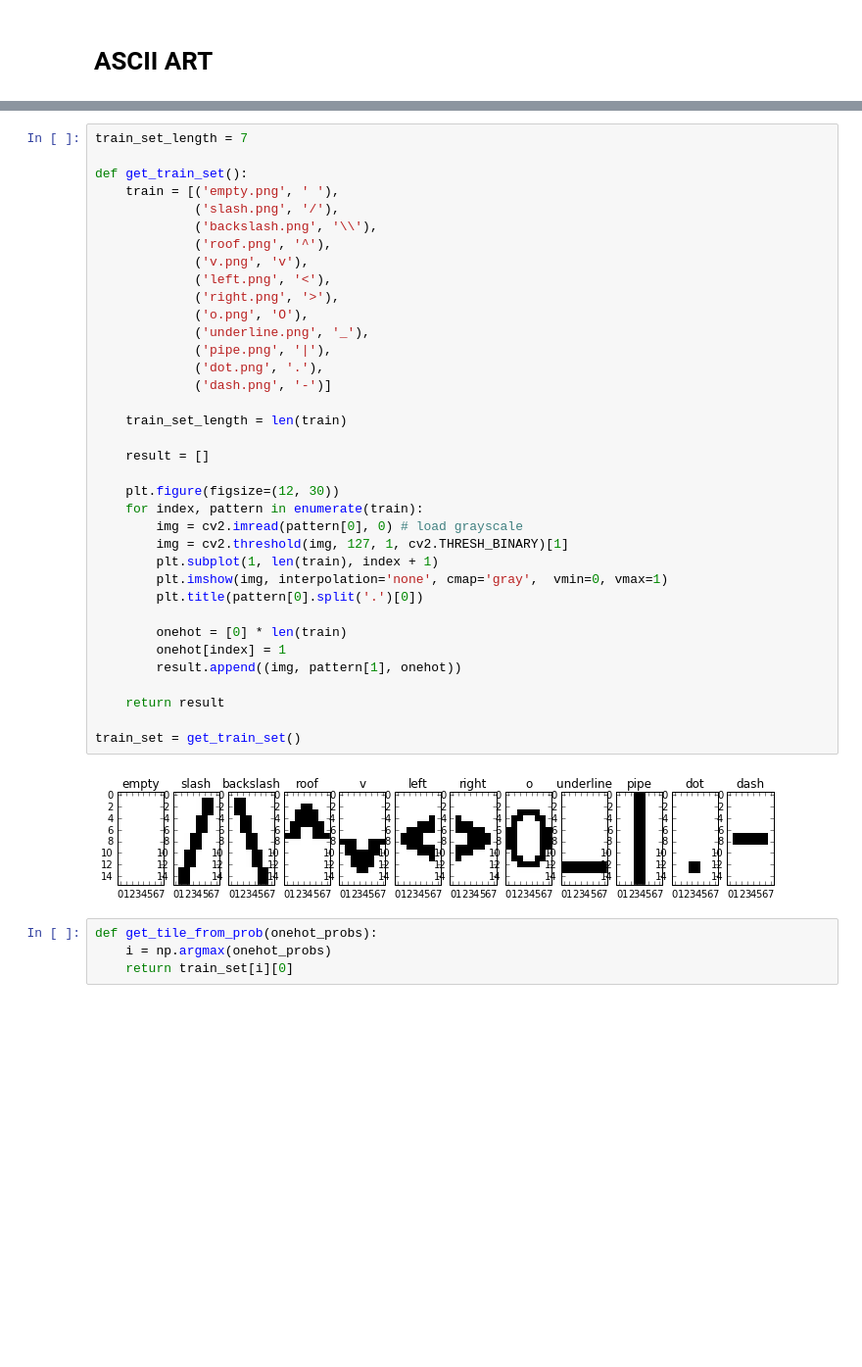
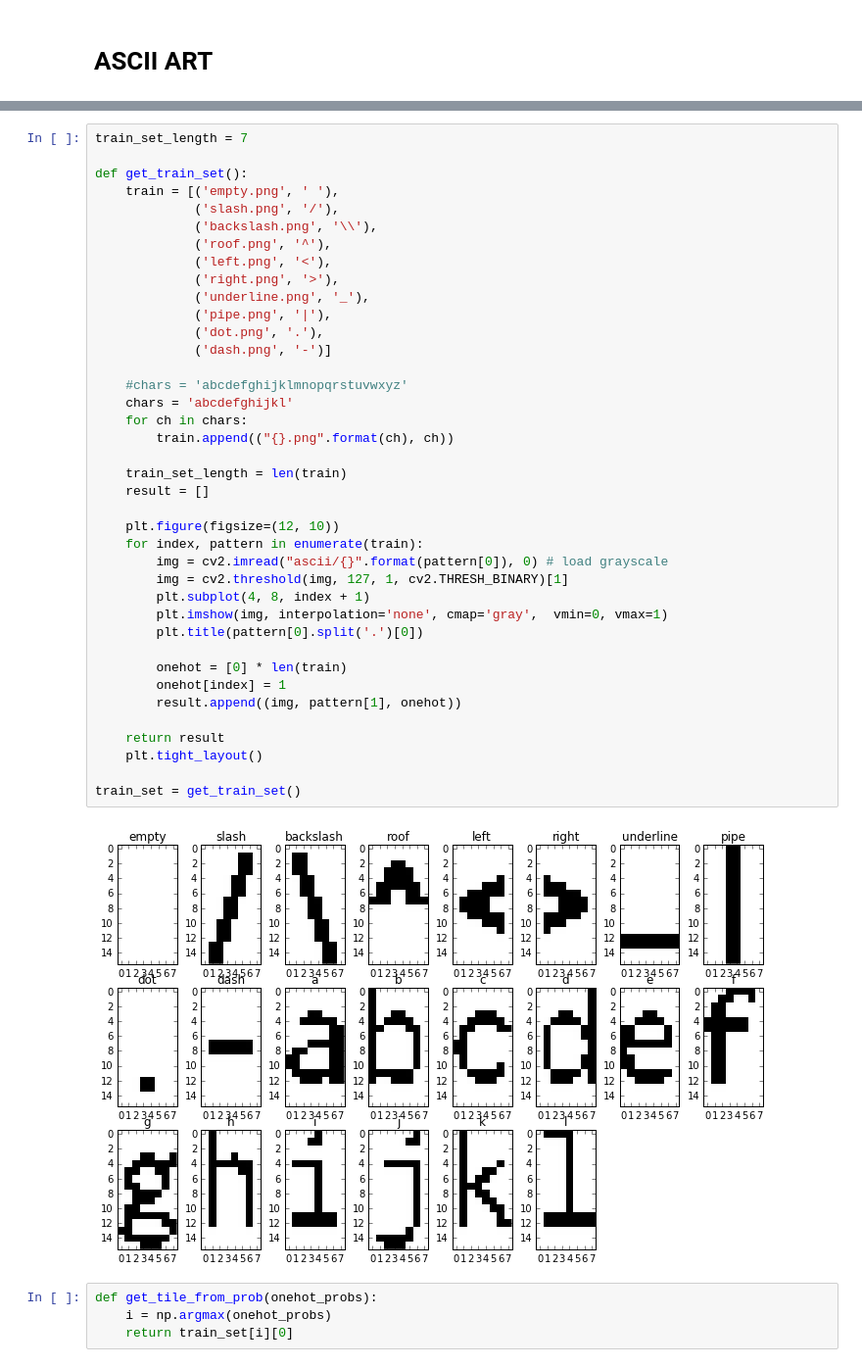
Before and after one commit to Honkl/MFF-NAIL060, a Jupyter notebook: 03/ascii_art.ipynb, the cells around one changed output, grey strips where cells are left out. Shown: that part at 98% size. Cells and saved outputs as stored; diff of their text form; blank space fills up the shorter version.

```diff
--- a/03/ascii_art.ipynb
+++ b/03/ascii_art.ipynb
@@ -36,40 +37,43 @@ plt.imshow(img, cmap='gray')
 train_set_length = 7
 
 def get_train_set():
     train = [('empty.png', ' '),
              ('slash.png', '/'),
              ('backslash.png', '\\'),
              ('roof.png', '^'),
-             ('v.png', 'v'),
              ('left.png', '<'),
              ('right.png', '>'),
-             ('o.png', 'O'),
              ('underline.png', '_'),
              ('pipe.png', '|'),
              ('dot.png', '.'),
              ('dash.png', '-')]
 
+    #chars = 'abcdefghijklmnopqrstuvwxyz'
+    chars = 'abcdefghijkl'
+    for ch in chars:
+        train.append(("{}.png".format(ch), ch))
+
     train_set_length = len(train)
-
     result = []
 
-    plt.figure(figsize=(12, 30))
+    plt.figure(figsize=(12, 10))
     for index, pattern in enumerate(train):
-        img = cv2.imread(pattern[0], 0) # load grayscale
+        img = cv2.imread("ascii/{}".format(pattern[0]), 0) # load grayscale
         img = cv2.threshold(img, 127, 1, cv2.THRESH_BINARY)[1]
-        plt.subplot(1, len(train), index + 1)
+        plt.subplot(4, 8, index + 1)
         plt.imshow(img, interpolation='none', cmap='gray',  vmin=0, vmax=1)
         plt.title(pattern[0].split('.')[0])
 
         onehot = [0] * len(train)
         onehot[index] = 1
         result.append((img, pattern[1], onehot))
 
     return result
+    plt.tight_layout()
 
 train_set = get_train_set()
 # %% [output]
-[figure, old version]
+[figure, new version]
 # %%
 def get_tile_from_prob(onehot_probs):
     i = np.argmax(onehot_probs)
```
Also changed, not shown: parts of 5 cells of this notebook, 24 other files.
